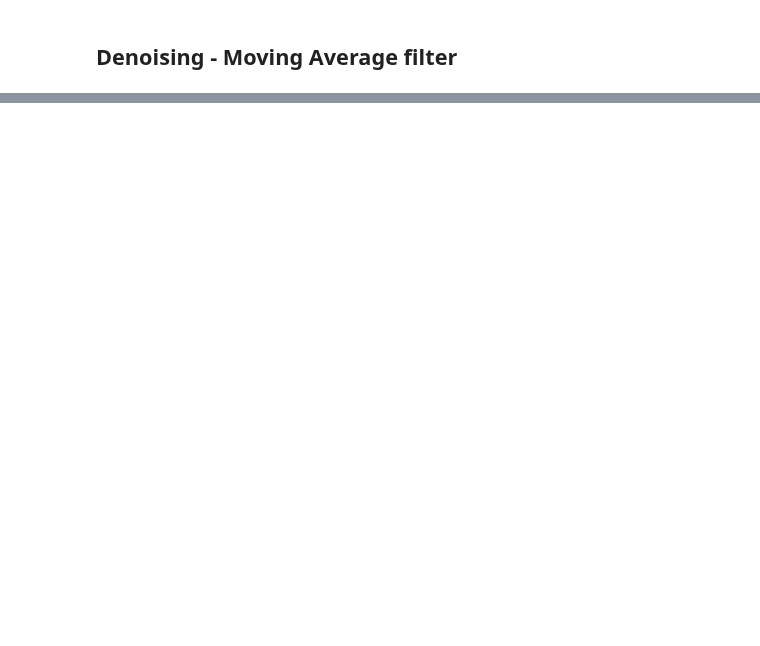
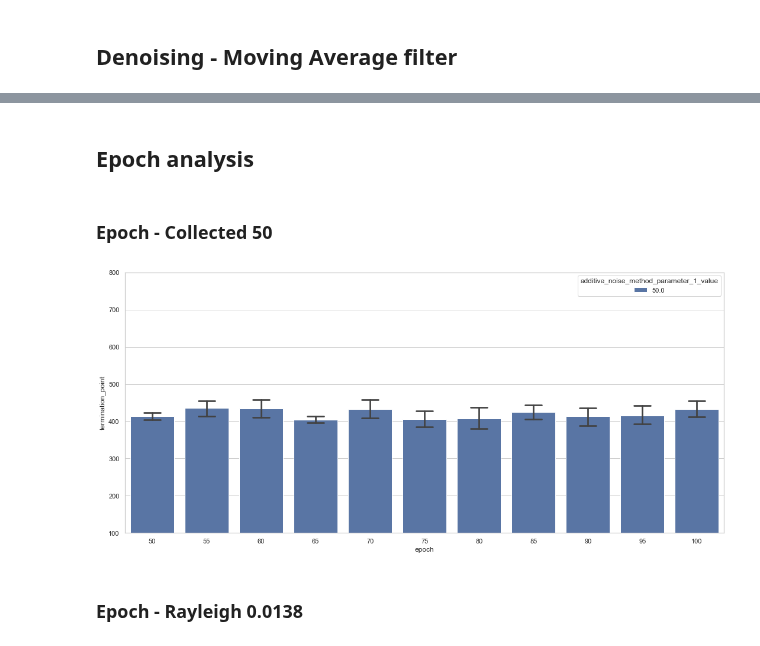
Before and after one commit to axelzedigh/MasterThesisResults, a Jupyter notebook: notebooks/Database_visualizations.ipynb, the cells around one changed output, grey strips where cells are left out. Saved outputs shown, nothing was run; the diff lists cells and outputs as text; code cells hidden in the pictures; blank space fills up the shorter version.

```diff
--- a/notebooks/Database_visualizations.ipynb
+++ b/notebooks/Database_visualizations.ipynb
@@ -248,0 +248,46 @@ plt.show()
+# %% [markdown]
+## Epoch analysis
+# %% [markdown]
+### Epoch - Collected 50
+# %%
+query = """
+select
+    device,
+    epoch,
+    additive_noise_method,
+    additive_noise_method_parameter_1,
+    additive_noise_method_parameter_1_value,
+    additive_noise_method_parameter_2,
+    additive_noise_method_parameter_2_value,
+    termination_point
+from
+    full_rank_test
+where
+    device = 6
+    AND distance = 15
+    AND denoising_method IS NULL
+    AND additive_noise_method_parameter_1_value = 50
+    AND additive_noise_method = 'Collected'
+order by
+    epoch
+    ;
+"""
+full_rank_test = pd.read_sql_query(query, con)
+full_rank_test.fillna("None",inplace=True)
+custom_lines = [Line2D([0], [0], color='b', lw=4),
+                Line2D([0], [0], color='orange', lw=4),
+                Line2D([0], [0], color='g', lw=4),
+                Line2D([0], [0], color='r', lw=4)]
+ylim_bottom = 100
+ylim_top = 800
+sns.set(rc={"figure.figsize":(15, 7)})
+sns.set_style("whitegrid")
+sns.barplot(x=full_rank_test["epoch"], y=full_rank_test["termination_point"], hue=full_rank_test["additive_noise_method_parameter_1_value"], capsize=0.3,)
+plt.ylim(ylim_bottom,ylim_top)
+plt.tight_layout()
+plt.savefig("../docs/figs/Epoch_Collected_25_comparison.png")
+plt.show()
+# %% [output]
+[figure, added]
+# %% [markdown]
+### Epoch - Rayleigh 0.0138
```
Also changed, not shown: parts of 9 cells of this notebook, 16 other files.
